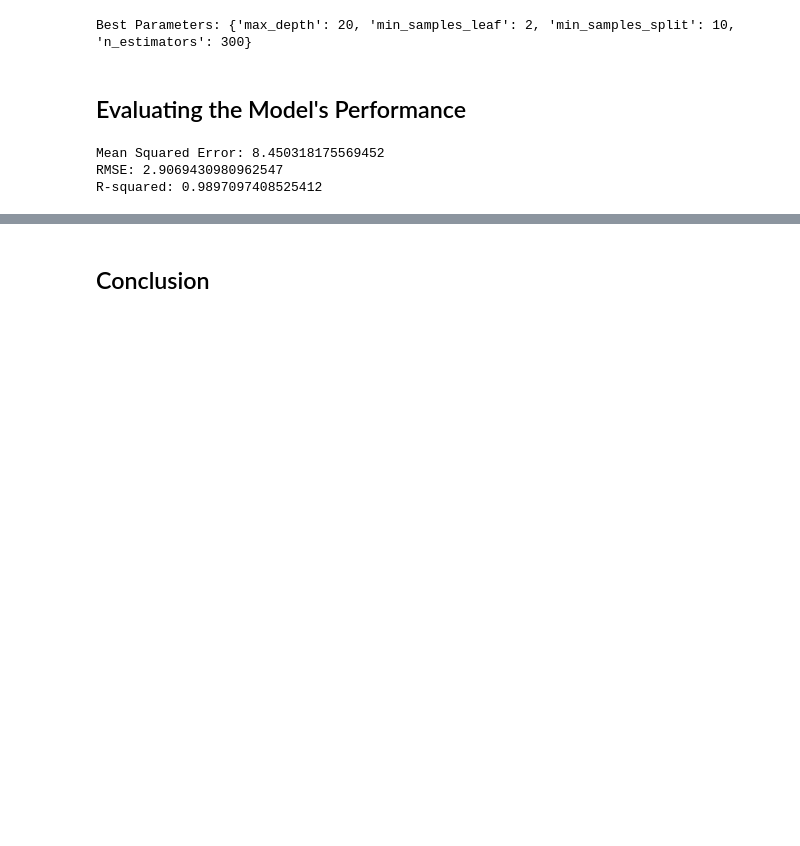
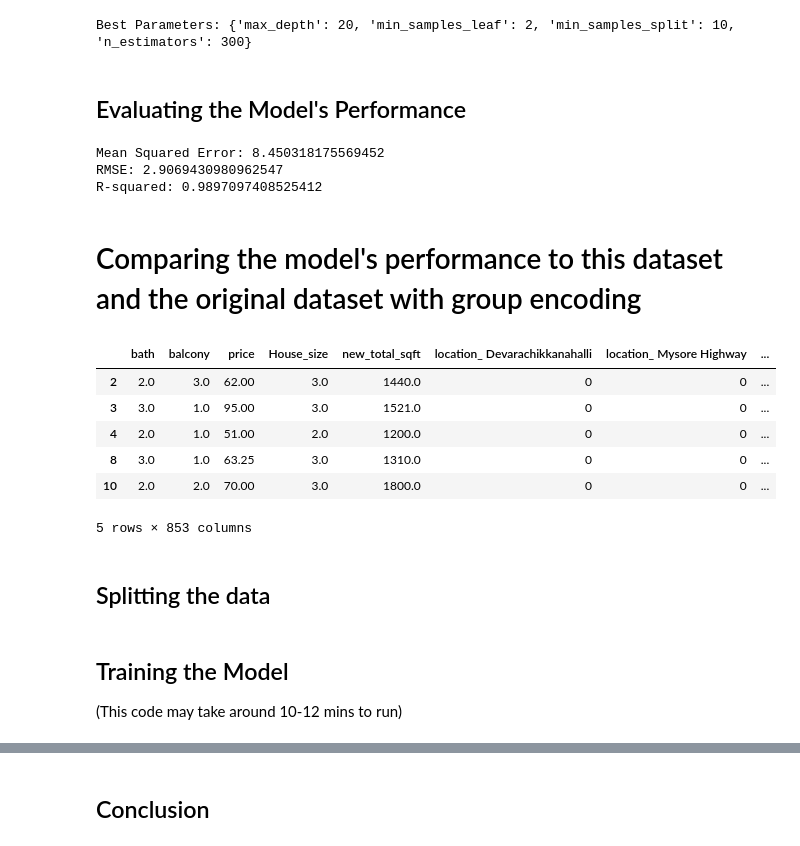
Before and after one commit to Tekhunt/datahack, a Jupyter notebook: notebooks/Random_Forest_Regression.ipynb, the cells around one changed output, grey strips where cells are left out. Cells and saved outputs as stored; diff of their text form; code cells hidden in the pictures; blank space fills up the shorter version.

```diff
--- a/notebooks/Random_Forest_Regression.ipynb
+++ b/notebooks/Random_Forest_Regression.ipynb
@@ -78,3 +78,57 @@ print("R-squared:", r2)
 Mean Squared Error: 8.450318175569452
 RMSE: 2.9069430980962547
 R-squared: 0.9897097408525412
+# %% [markdown]
+# Comparing the model's performance to this dataset and the original dataset with group encoding
+# %%
+
+# Read the cleaned data into a dataframe
+df = pd.read_csv('../data/cleaned_df.zip', compression='zip', index_col=0)
+df.head()
+
+def group_location(threshold= 0.01):
+    '''
+    This function takes in a threshold and groups the unique locations whose total number of
+    rows/observations does not go meet the set threshold into the general category 'Other'.
+
+    The function returns the result of the value_counts() method of the location column.
+
+    Input:
+    threshold - float between 0 and 1
+
+    Return:
+    It returns the unique categories and the total number of values each unique category has
+
+
+    '''
+    counts = df['location'].value_counts(normalize=True)
+
+
+    # Get the categories that represent less than set threshold
+    other_categories = counts[counts < threshold].index
+
+    # Replace these categorwies with 'Other'
+    df['location'] = df['location'].replace(other_categories, 'Other')
+
+    return df['location'].value_counts()
+# %%
+#Encode the categorical column
+encoded_df = pd.get_dummies(df, drop_first=True)
+
+# Filter columns that start with 'location_'
+encoded_cols = encoded_df.filter(like='location_').columns
+
+# Convert selected columns to integer data type
+encoded_df[encoded_cols] = encoded_df[encoded_cols].astype(int)
+
+encoded_df.head()
+# %% [output]
+|  | bath | balcony | price | House_size | new_total_sqft | location_ Devarachikkanahalli | location_ Mysore Highway | ... |
+| 2 | 2.0 | 3.0 | 62.00 | 3.0 | 1440.0 | 0 | 0 | ... |
+| 3 | 3.0 | 1.0 | 95.00 | 3.0 | 1521.0 | 0 | 0 | ... |
+| 4 | 2.0 | 1.0 | 51.00 | 2.0 | 1200.0 | 0 | 0 | ... |
+| 8 | 3.0 | 1.0 | 63.25 | 3.0 | 1310.0 | 0 | 0 | ... |
+| 10 | 2.0 | 2.0 | 70.00 | 3.0 | 1800.0 | 0 | 0 | ... |
+5 rows × 853 columns
+# %% [markdown]
+## Splitting the data
@@ -80,0 +142,3 @@ R-squared: 0.9897097408525412
+# %% [markdown]
+## Training the Model
+(This code may take around 10-12 mins to run)
```
Also changed, not shown: parts of 8 cells of this notebook.
